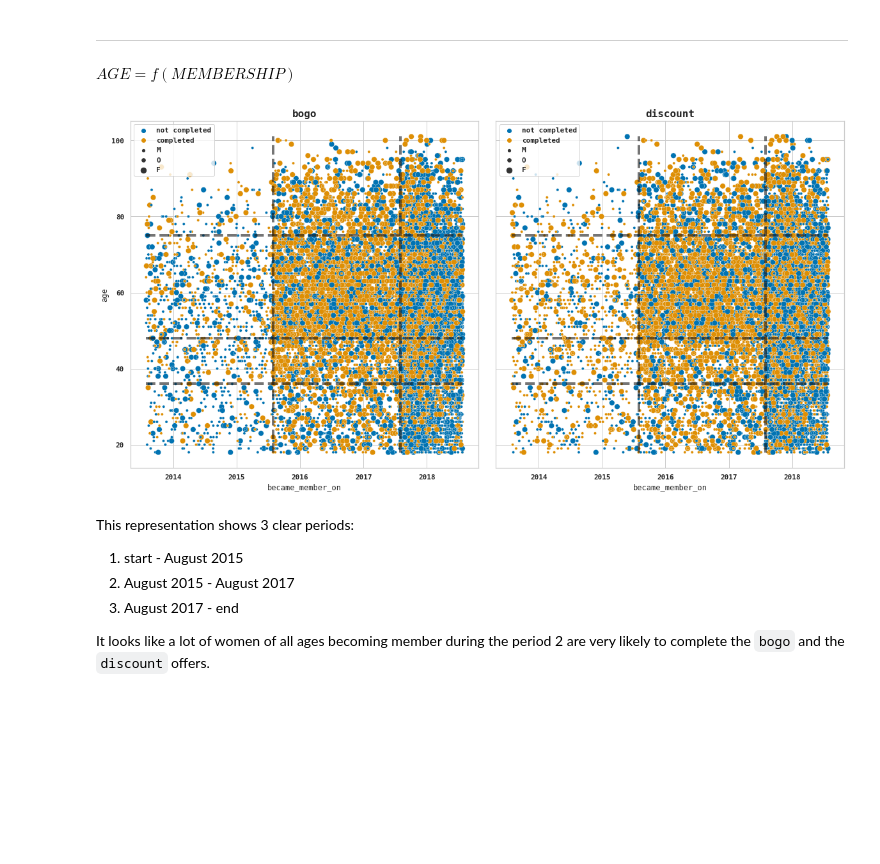
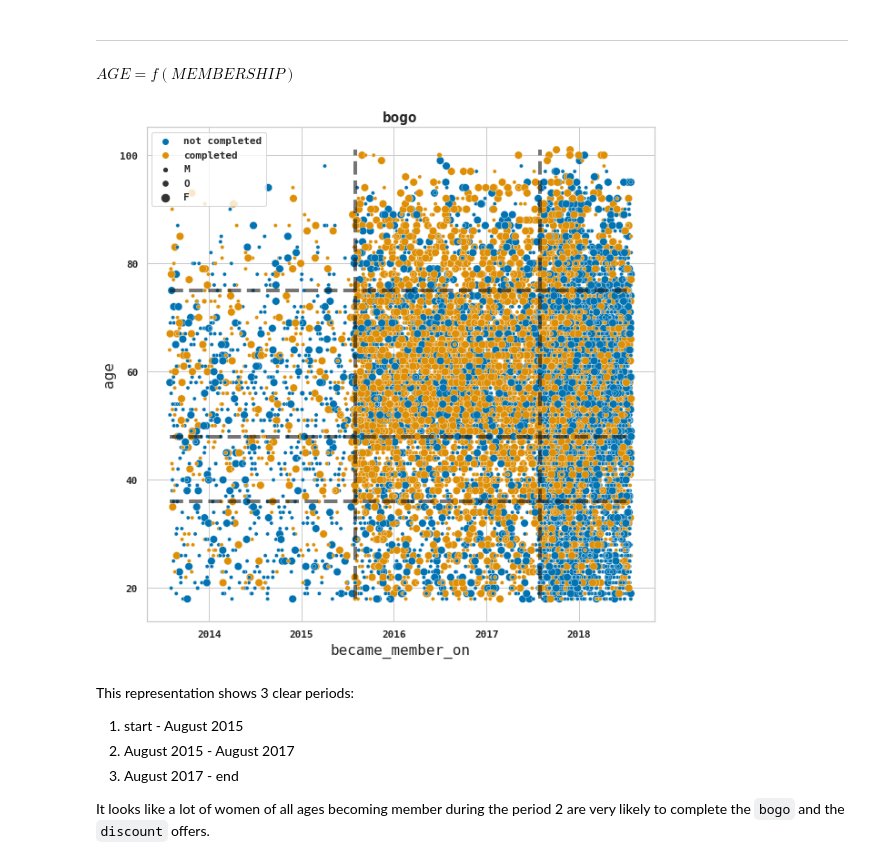
Before and after one commit to 6one2/StarbucksChallenge, a Jupyter notebook: devStarbucks.ipynb, the cells around one changed output. Drawn from its saved outputs; the diff is of its cells as text; code cells hidden in the pictures; blank space fills up the shorter version.

Commit message:
add subplots to page

```diff
--- a/devStarbucks.ipynb
+++ b/devStarbucks.ipynb
@@ -825,17 +826,22 @@ size = [size_dict[k] for k in df.gender]
 mkr = [mkr_dict[k] for k in df.gender]
 
 offer=['bogo', 'discount']
+# offer=['bogo'] # for github page
+f_size = [20,10] if len(offer) > 1 else [10,10]
+
 labels = ['not completed', 'completed', 'M', 'O', 'F']
 
-f, ax = plt.subplots(1,2, figsize=[20,10], sharey=True)
 age_breaks = [36, 48, 75]
 inc_breaks = [50000, 75000 ,100000]
 
+f, ax = plt.subplots(1,len(offer), figsize=f_size, sharey=True)
 plt.subplots_adjust(wspace=.05)
 
 for i, col in enumerate(offer):
-    sns.scatterplot(data=df, x='age', y='income', hue=col, ax=ax[i], palette='colorblind', size=size)
-    ax[i].vlines(
+    subax = np.array(ax,ndmin=1) if len(offer) == 1 else ax
+
+    sns.scatterplot(data=df, x='age', y='income', hue=col, ax=subax[i], palette='colorblind', size=size)
+    subax[i].vlines(
         x=age_breaks,
         ymin=df.income.min(),
         ymax=df.income.max(),
@@ -844,7 +850,7 @@ for i, col in enumerate(offer):
         color='k',
         alpha=0.6
     )
-    ax[i].hlines(
+    subax[i].hlines(
         y=inc_breaks,
         xmin=df.age.min(),
         xmax=df.age.max(),
@@ -853,11 +859,11 @@ for i, col in enumerate(offer):
         color='k',
         alpha=0.6
     )
-    handles, _ = ax[i].get_legend_handles_labels()
-    ax[i].legend(handles, labels)
-    ax[i].set_title(col, weight='bold', fontsize=16)
+    handles, _ = subax[i].get_legend_handles_labels()
+    subax[i].legend(handles, labels)
+    subax[i].set_title(col, weight='bold', fontsize=16)
 
-if True:
-    f.savefig('./docs/assets/AgeIcome.png', dpi=150, transparent=True)
+if False:
+    f.savefig('./docs/assets/AgeIncome.png', dpi=150, transparent=True)
 # %% [output]
 [figure]
@@ -880,39 +891,45 @@ $AGE = f(MEMBERSHIP)$
 # %%
 from datetime import datetime
 
 date_breaks = [
     datetime(year=2015, month=8, day=1),
     datetime(year=2017, month=8, day=1)
 ]
 
-f, ax = plt.subplots(1,2, figsize=[20,10], sharey=True)
+
+f, ax = plt.subplots(1,len(offer), figsize=f_size, sharey=True)
 plt.subplots_adjust(wspace=.05)
 
 for i, col in enumerate(offer):
-    sns.scatterplot(data=df, x='became_member_on', y='age', hue=col, ax=ax[i], palette='colorblind', size=size)
-    ax[i].vlines(
+    subax = np.array(ax,ndmin=1) if len(offer) == 1 else ax
+
+    sns.scatterplot(data=df, x='became_member_on', y='age', hue=col, ax=subax[i], palette='colorblind', size=size)
+    subax[i].vlines(
         x=date_breaks,
         ymin=df.age.min(),
         ymax=df.age.max(),
         ls='dashed',
         color='k',
         lw=4,
         alpha=0.6
     )
-    ax[i].hlines(
+    subax[i].hlines(
         y=age_breaks,
         xmin=df.became_member_on.min(),
         xmax=df.became_member_on.max(),
         ls='dashed',
         lw=4,
         color='k',
         alpha=0.6
     )
-    handles, _ = ax[i].get_legend_handles_labels()
-    ax[i].legend(handles, labels)
-    ax[i].set_title(col, weight='bold', fontsize=16)
+    handles, _ = subax[i].get_legend_handles_labels()
+    subax[i].legend(handles, labels)
+    subax[i].set_title(col, weight='bold', fontsize=16)
+
+if False:
+    f.savefig('./docs/assets/AgeMember.png', dpi=150, transparent=True)
 # %% [output]
-[figure, old version]
+[figure, new version]
 # %%
 f.savefig()
 # %% [markdown]
```
Also changed, not shown: parts of 6 cells of this notebook, 5 other files.
